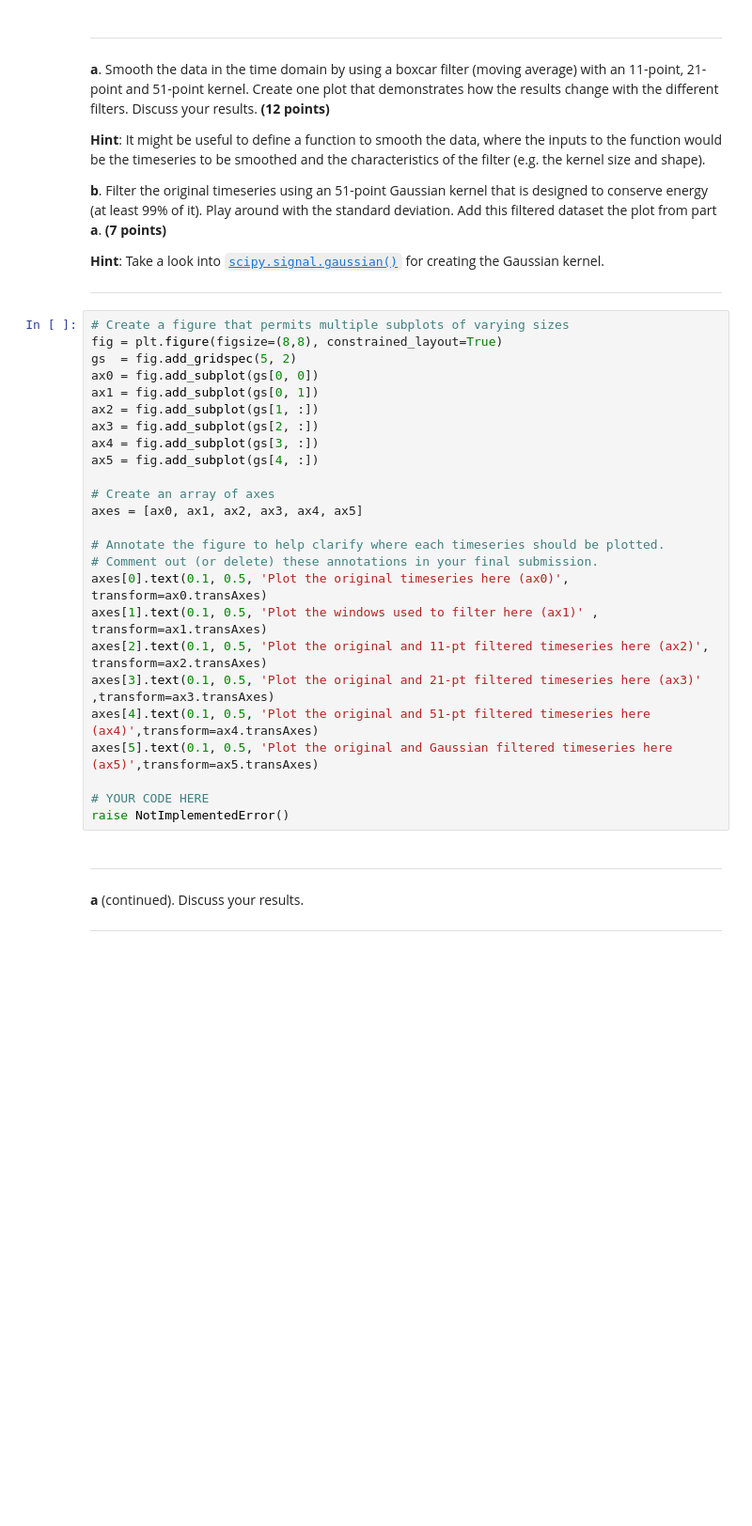
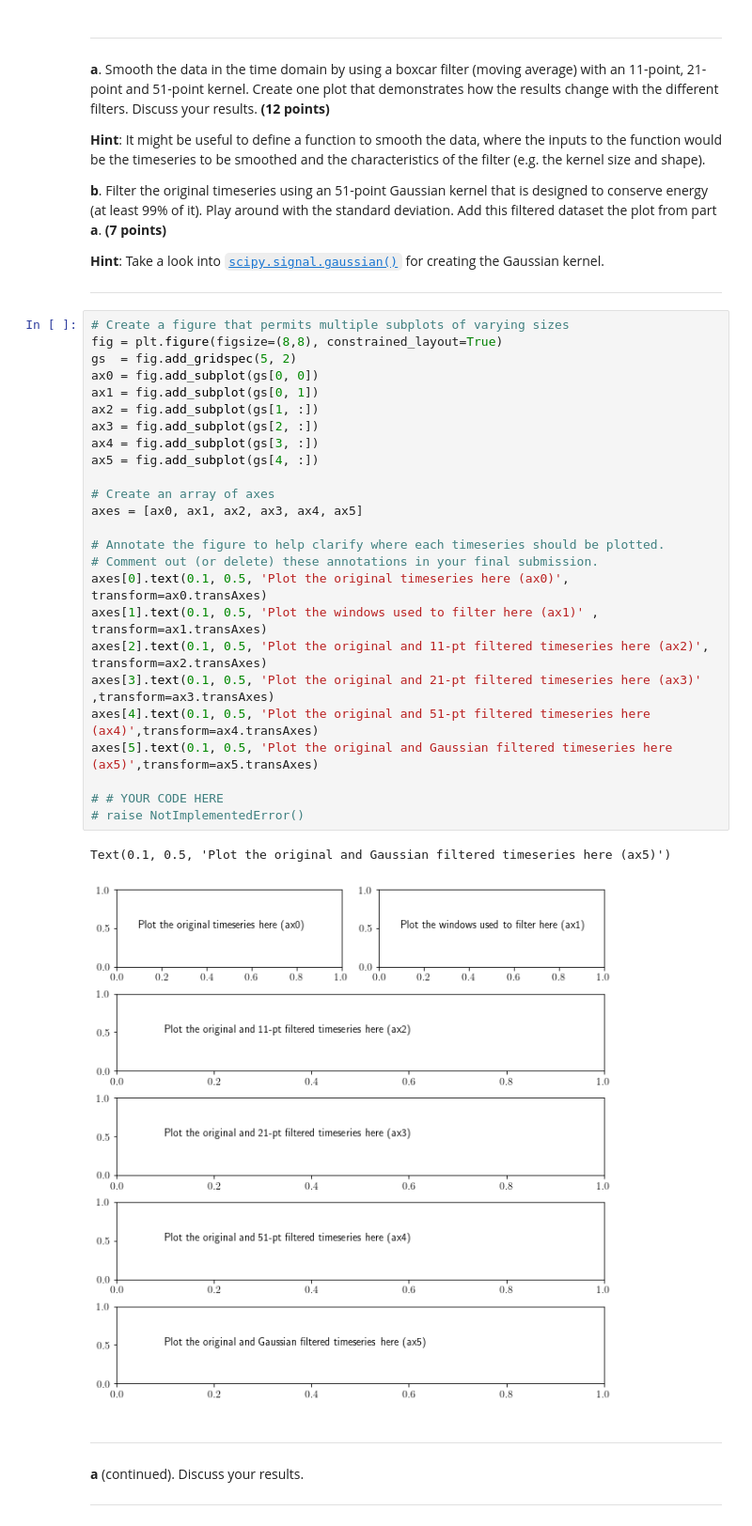
Before and after one commit to EASC-305/EASC-305-Spring-2020, a Jupyter notebook: Assignments/08_timeseries_p3/08_timeseries_p3.ipynb, the cells around one changed output. Shown at 94% size. Saved outputs shown, nothing was run; the diff lists cells and outputs as text; blank space fills up the shorter version.

```diff
--- a/Assignments/08_timeseries_p3/08_timeseries_p3.ipynb
+++ b/Assignments/08_timeseries_p3/08_timeseries_p3.ipynb
@@ -72,28 +72,31 @@ __Hint__: Take a look into [`scipy.signal.gaussian()`](https://docs.scipy.org/do
 # %%
 # Create a figure that permits multiple subplots of varying sizes
 fig = plt.figure(figsize=(8,8), constrained_layout=True)
 gs  = fig.add_gridspec(5, 2)
 ax0 = fig.add_subplot(gs[0, 0])
 ax1 = fig.add_subplot(gs[0, 1])
 ax2 = fig.add_subplot(gs[1, :])
 ax3 = fig.add_subplot(gs[2, :])
 ax4 = fig.add_subplot(gs[3, :])
 ax5 = fig.add_subplot(gs[4, :])
 
 # Create an array of axes
 axes = [ax0, ax1, ax2, ax3, ax4, ax5]
 
 # Annotate the figure to help clarify where each timeseries should be plotted.
 # Comment out (or delete) these annotations in your final submission.
 axes[0].text(0.1, 0.5, 'Plot the original timeseries here (ax0)',                  transform=ax0.transAxes)
 axes[1].text(0.1, 0.5, 'Plot the windows used to filter here (ax1)' ,              transform=ax1.transAxes)
 axes[2].text(0.1, 0.5, 'Plot the original and 11-pt filtered timeseries here (ax2)', transform=ax2.transAxes)
 axes[3].text(0.1, 0.5, 'Plot the original and 21-pt filtered timeseries here (ax3)' ,transform=ax3.transAxes)
 axes[4].text(0.1, 0.5, 'Plot the original and 51-pt filtered timeseries here (ax4)',transform=ax4.transAxes)
 axes[5].text(0.1, 0.5, 'Plot the original and Gaussian filtered timeseries here (ax5)',transform=ax5.transAxes)
 
-# YOUR CODE HERE
-raise NotImplementedError()
+# # YOUR CODE HERE
+# raise NotImplementedError()
+# %% [output]
+Text(0.1, 0.5, 'Plot the original and Gaussian filtered timeseries here (ax5)')
+[figure, added]
 # %% [markdown]
 ---
 __a__ (continued). Discuss your results.
```
Also changed, not shown: parts of 1 cell of this notebook, 1 other file.
